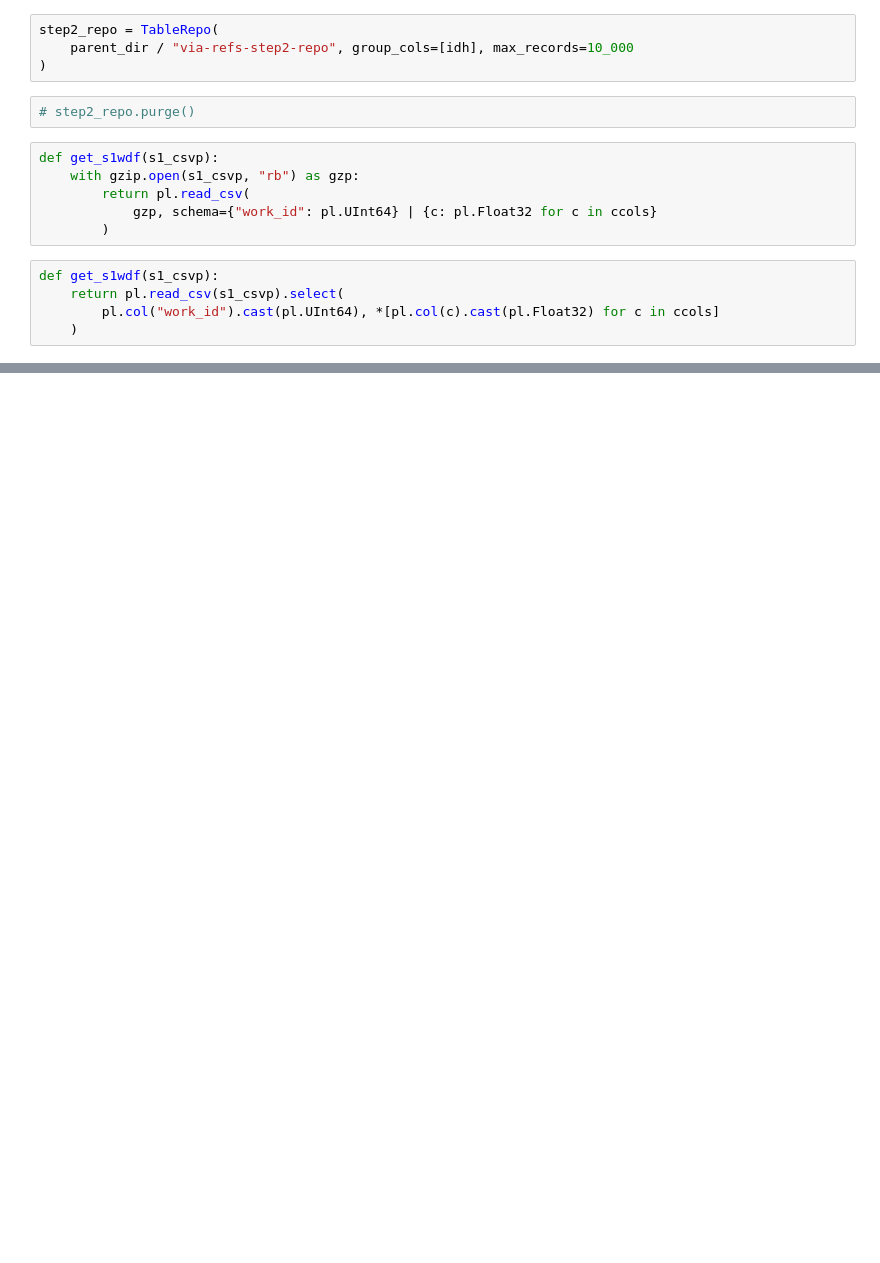
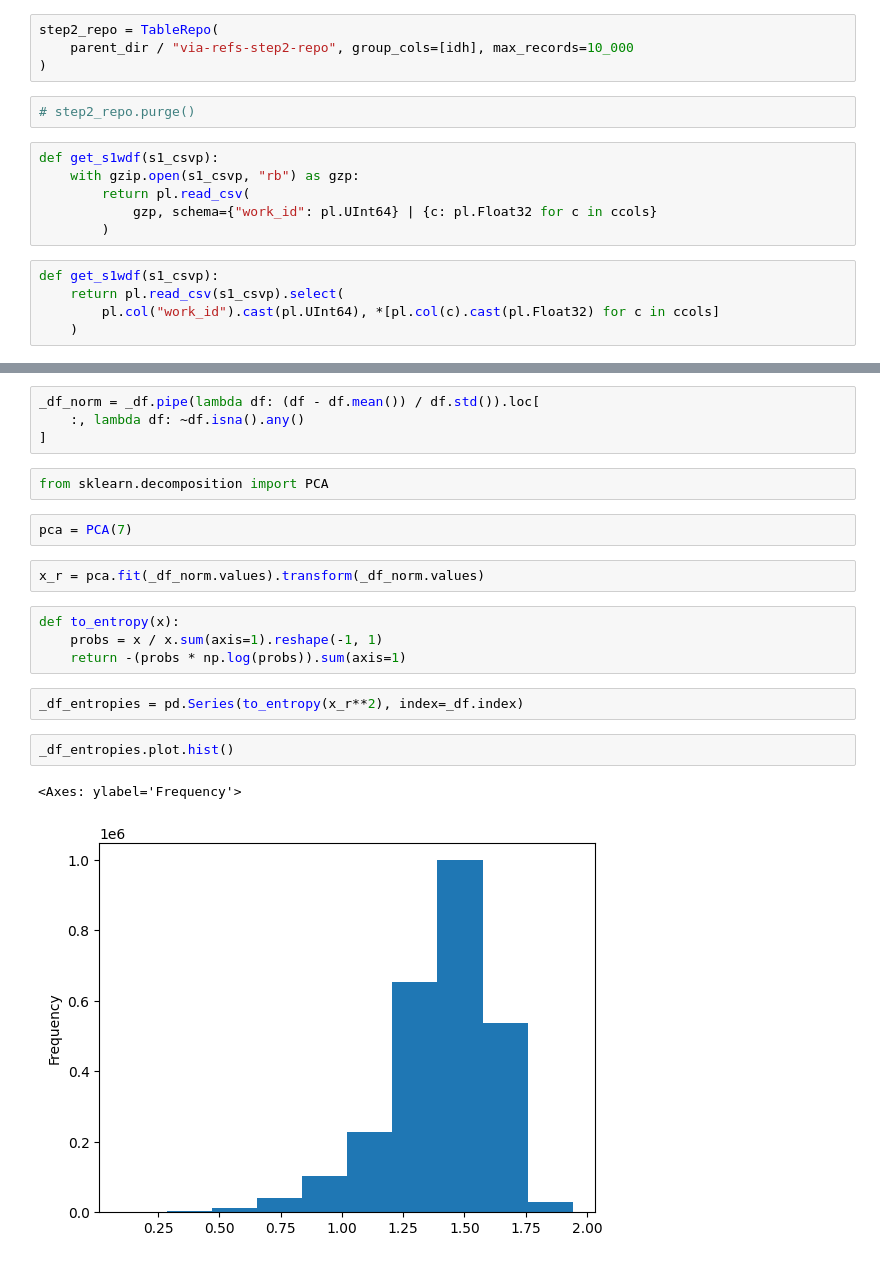
Before and after one commit to CenterForCollectiveLearning/science-data, a Jupyter notebook: notebooks/2024-gender-topics/classification.ipynb, the cells around one changed output, grey strips where cells are left out. Saved outputs shown, nothing was run; the diff lists cells and outputs as text; blank space fills up the shorter version.

Commit message:
classification fix and entropy

```diff
--- a/notebooks/2024-gender-topics/classification.ipynb
+++ b/notebooks/2024-gender-topics/classification.ipynb
@@ -261,0 +223,21 @@ _df.sum(axis=1).clip(0, 7).plot.hist(bins=20)
+# %%
+_df_norm = _df.pipe(lambda df: (df - df.mean()) / df.std()).loc[
+    :, lambda df: ~df.isna().any()
+]
+# %%
+from sklearn.decomposition import PCA
+# %%
+pca = PCA(7)
+# %%
+x_r = pca.fit(_df_norm.values).transform(_df_norm.values)
+# %%
+def to_entropy(x):
+    probs = x / x.sum(axis=1).reshape(-1, 1)
+    return -(probs * np.log(probs)).sum(axis=1)
+# %%
+_df_entropies = pd.Series(to_entropy(x_r**2), index=_df.index)
+# %%
+_df_entropies.plot.hist()
+# %% [output]
+<Axes: ylabel='Frequency'>
+[figure, added]
```
Also changed, not shown: parts of 37 cells of this notebook, 1 other file.
